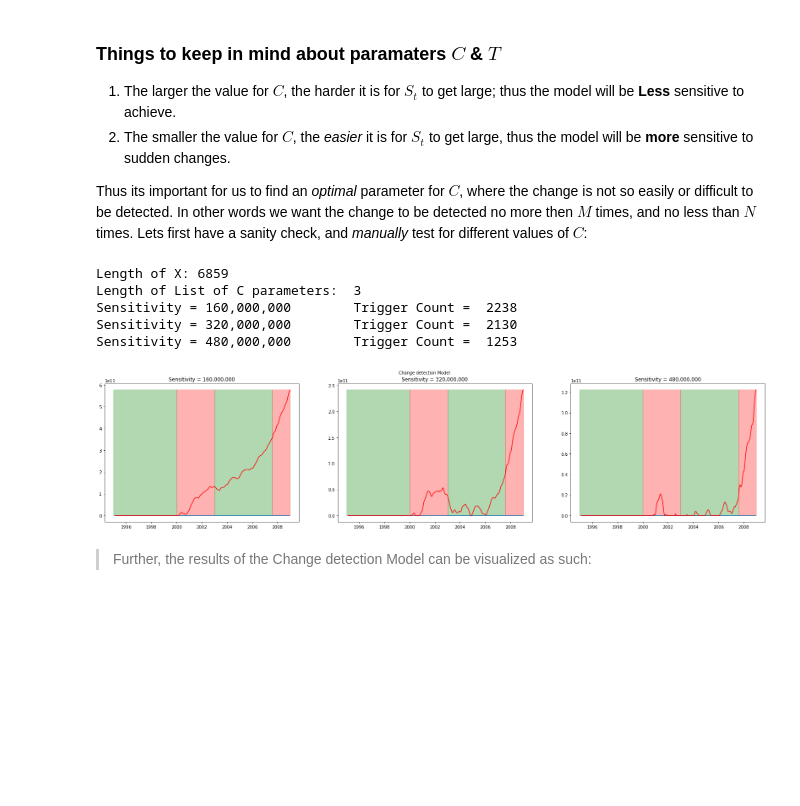
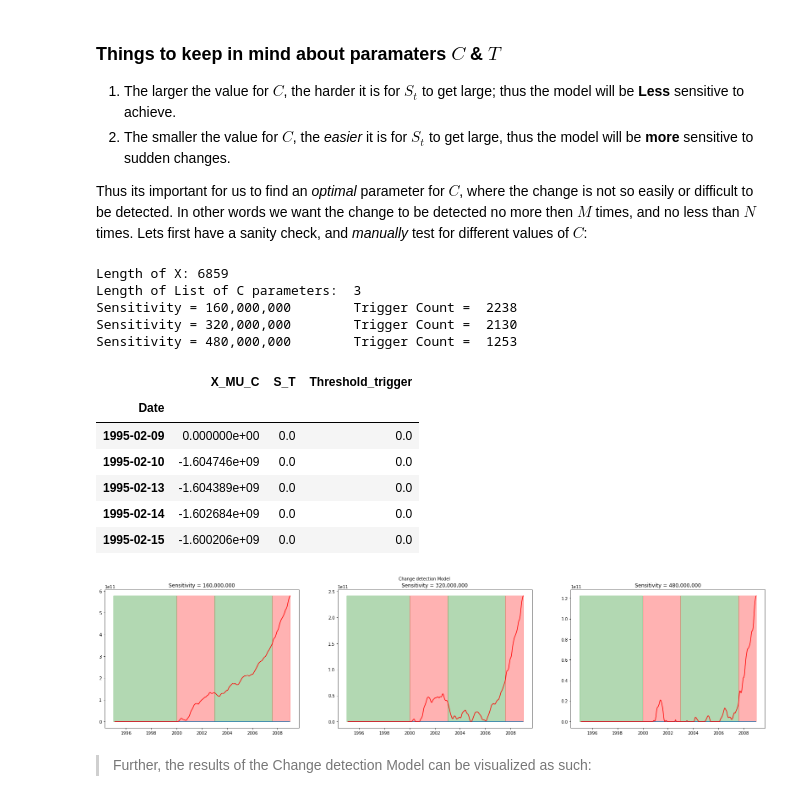
Before and after one commit to jeraldthatman/stockoption_v2, a Jupyter notebook: ChangeDetector.ipynb, the cells around one changed output. Saved outputs shown, nothing was run; the diff lists cells and outputs as text; code cells hidden in the pictures; blank space fills up the shorter version.

```diff
--- a/ChangeDetector.ipynb
+++ b/ChangeDetector.ipynb
@@ -114,7 +125,7 @@ def chgDetector(d, sensitivity = 1, threshold = 1, direction= 'both'):
     if direction.lower() == 'decrease':
         x_mu_c = (mu - x_i - sensitivity)
     if direction.lower() == 'both':
-        x_mu_c = (abs(x_i - mu) - sensitivity)
+        x_mu_c = abs(x_i - mu) - sensitivity
     x_mu_c[0,] = 0
 
     s_t = np.zeros(x_mu_c.shape)
@@ -124,7 +135,8 @@ def chgDetector(d, sensitivity = 1, threshold = 1, direction= 'both'):
 
     t = 1.0*(s_t > threshold)
     out = DataFrame(np.array([x_mu_c, s_t, t]).T,columns= ['X_MU_C', 'S_T', 'Threshold_trigger'], index=d.index).round(4)
-    return  out
+    hits = len(out[out['Threshold_trigger']==1])
+    return  hits, out
 # %% [markdown]
 ### Things to keep in mind about paramaters $C$ & $T$
 
@@ -133,42 +145,49 @@ def chgDetector(d, sensitivity = 1, threshold = 1, direction= 'both'):
 
 Thus its important for us to find an *optimal* parameter for $C$, where the change is not so easily or difficult to be detected. In other words we want the change to be detected no more then $M$ times, and no less than $N$ times. Lets first have a sanity check, and _manually_ test for different values of $C$:
 # %%
-X = stock_data['qqq']['Volume'].rolling(28).mean().dropna()
+X = stock_data['QQQ']['Volume'].rolling(28).mean().dropna()
 print('Length of X:', len(X))
 
 check_C = np.array([1, 2, 3]) * 16e7
 print('Length of List of C parameters: ', len(check_C))
 thresh = 15e4
 
 cuSum_model_list = []
 for x in check_C.tolist():
-    cuSum_model = chgDetector(X[:'2008-12-31'], sensitivity=x, threshold=thresh, direction='increase')
+    count, cuSum_model = chgDetector(X[:'2008-12-31'], sensitivity=x, threshold=thresh, direction='increase')
     cuSum_model_list.append((x, cuSum_model))
-    count = len(cuSum_model[cuSum_model['Threshold_trigger'] == 1])
     print(f'Sensitivity = {x:,.0f}\t','Trigger Count = ', count)
 
 
 fig, axs = plt.subplots(1,len(check_C), figsize = (28,6))
 plt.subplots_adjust(hspace= .5)
 fig.suptitle("Change detection Model", fontsize = 10, y= .95)
 for model, ax in zip(cuSum_model_list, axs.ravel()):
     data = model[1]
     ind = pd.DatetimeIndex(data.index)
     ax.plot(ind, data['S_T'], color = 'red')
     ax.hlines(thresh, ind.min(), ind.max())
     ax.fill_between(dotCom, data['S_T'].max(), color = 'green', alpha = .3)
     ax.fill_between(dotComCrash, data['S_T'].max(), color = 'red', alpha = .3)
     ax.fill_between(GFC, data['S_T'].max(), color = 'green', alpha = .3)
     ax.fill_between(GFC_crash, data['S_T'].max(), color = 'red', alpha = .3)
     #ax.fill_between(COC, data['S_T'].max(), color = 'gray', alpha = .3)
 
     ax.set_title(f'Sensitivity = {model[0]:,.0f}')
+display(cuSum_model.head())
 # %% [output]
 Length of X: 6859
 Length of List of C parameters:  3
 Sensitivity = 160,000,000        Trigger Count =  2238
 Sensitivity = 320,000,000        Trigger Count =  2130
 Sensitivity = 480,000,000        Trigger Count =  1253
+|  | X_MU_C | S_T | Threshold_trigger |
+| Date |  |  |  |
+| 1995-02-09 | 0.000000e+00 | 0.0 | 0.0 |
+| 1995-02-10 | -1.604746e+09 | 0.0 | 0.0 |
+| 1995-02-13 | -1.604389e+09 | 0.0 | 0.0 |
+| 1995-02-14 | -1.602684e+09 | 0.0 | 0.0 |
+| 1995-02-15 | -1.600206e+09 | 0.0 | 0.0 |
 [figure]
 # %% [markdown]
 > Further, the results of the Change detection Model can be visualized as such:
```
Also changed, not shown: parts of 18 cells of this notebook.
